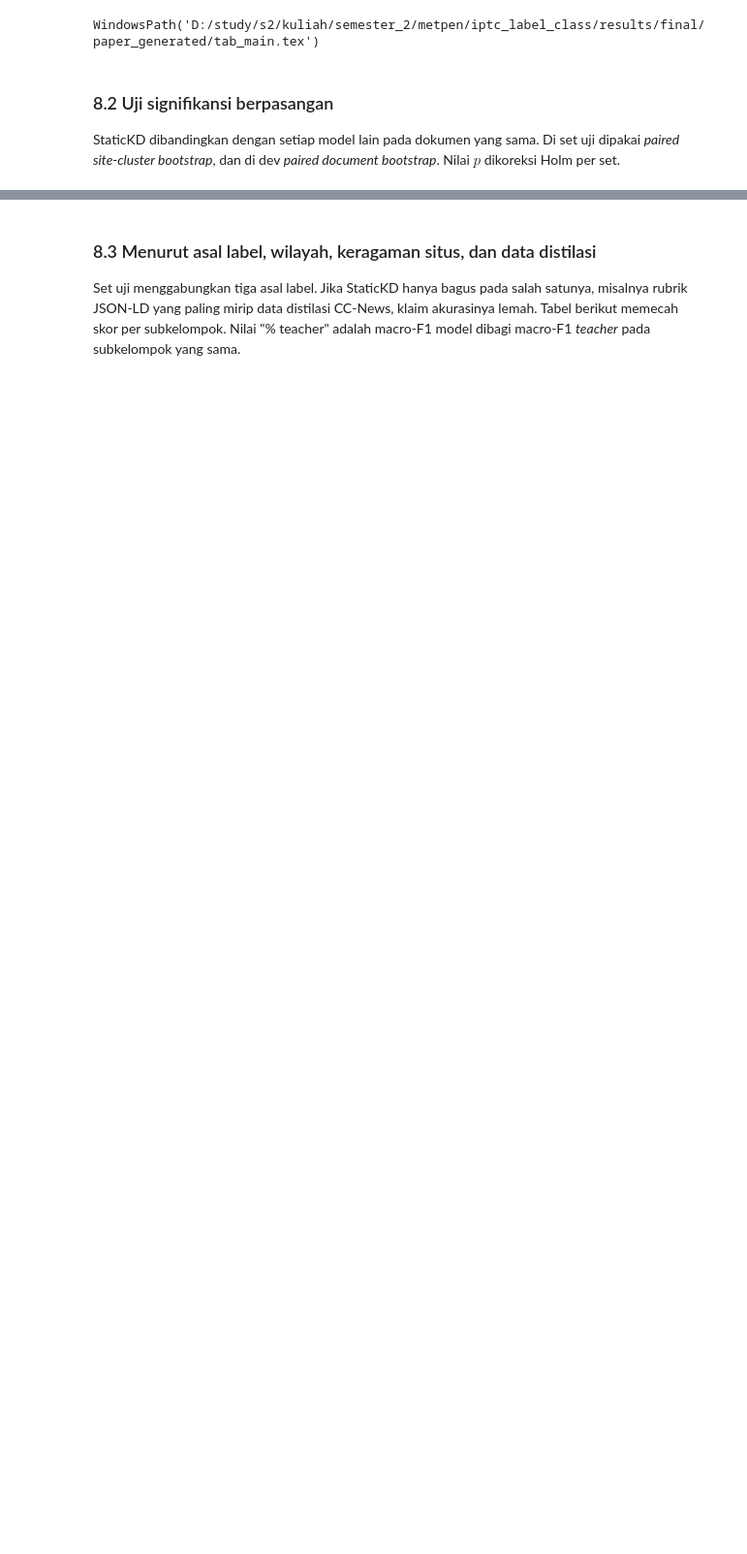
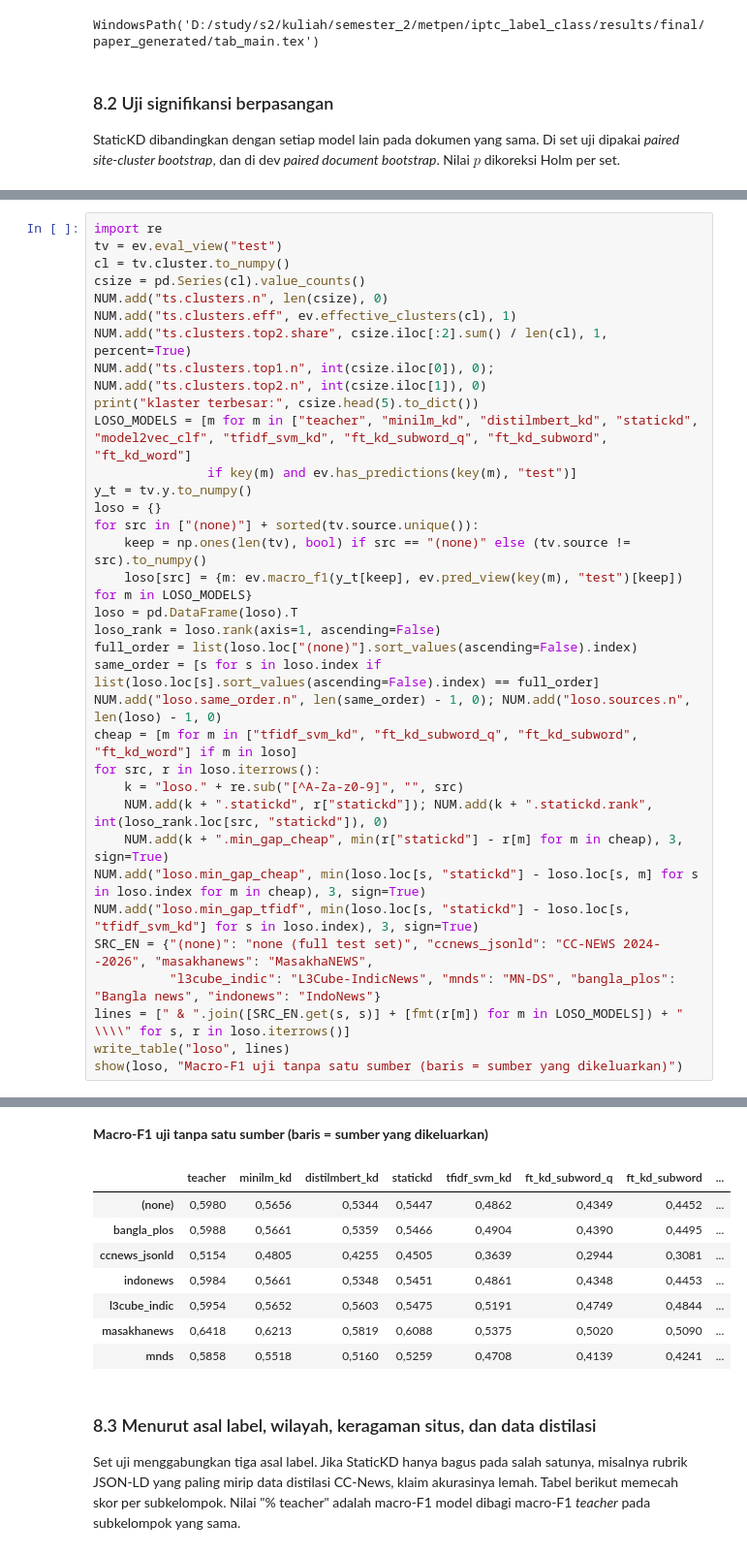
Before and after one commit to obikastanya/iptc_lightweight_label_detection, a Jupyter notebook: notebooks/StaticKD_IPTC_final.ipynb, the cells around one changed output, grey strips where cells are left out. Shown at 97% size. Saved outputs shown, nothing was run; the diff lists cells and outputs as text; blank space fills up the shorter version.

```diff
--- a/notebooks/StaticKD_IPTC_final.ipynb
+++ b/notebooks/StaticKD_IPTC_final.ipynb
@@ -1230,0 +1237,35 @@ show(sig.drop(columns=["f1_p", "p_mcnemar"]), "StaticKD vs model lain (Δ = Stat
+# %%
+import re
+tv = ev.eval_view("test")
+cl = tv.cluster.to_numpy()
+csize = pd.Series(cl).value_counts()
+NUM.add("ts.clusters.n", len(csize), 0)
+NUM.add("ts.clusters.eff", ev.effective_clusters(cl), 1)
+NUM.add("ts.clusters.top2.share", csize.iloc[:2].sum() / len(cl), 1, percent=True)
+NUM.add("ts.clusters.top1.n", int(csize.iloc[0]), 0); NUM.add("ts.clusters.top2.n", int(csize.iloc[1]), 0)
+print("klaster terbesar:", csize.head(5).to_dict())
+LOSO_MODELS = [m for m in ["teacher", "minilm_kd", "distilmbert_kd", "statickd", "model2vec_clf", "tfidf_svm_kd", "ft_kd_subword_q", "ft_kd_subword", "ft_kd_word"]
+               if key(m) and ev.has_predictions(key(m), "test")]
+y_t = tv.y.to_numpy()
+loso = {}
+for src in ["(none)"] + sorted(tv.source.unique()):
+    keep = np.ones(len(tv), bool) if src == "(none)" else (tv.source != src).to_numpy()
+    loso[src] = {m: ev.macro_f1(y_t[keep], ev.pred_view(key(m), "test")[keep]) for m in LOSO_MODELS}
+loso = pd.DataFrame(loso).T
+loso_rank = loso.rank(axis=1, ascending=False)
+full_order = list(loso.loc["(none)"].sort_values(ascending=False).index)
+same_order = [s for s in loso.index if list(loso.loc[s].sort_values(ascending=False).index) == full_order]
+NUM.add("loso.same_order.n", len(same_order) - 1, 0); NUM.add("loso.sources.n", len(loso) - 1, 0)
+cheap = [m for m in ["tfidf_svm_kd", "ft_kd_subword_q", "ft_kd_subword", "ft_kd_word"] if m in loso]
+for src, r in loso.iterrows():
+    k = "loso." + re.sub("[^A-Za-z0-9]", "", src)
+    NUM.add(k + ".statickd", r["statickd"]); NUM.add(k + ".statickd.rank", int(loso_rank.loc[src, "statickd"]), 0)
+    NUM.add(k + ".min_gap_cheap", min(r["statickd"] - r[m] for m in cheap), 3, sign=True)
+NUM.add("loso.min_gap_cheap", min(loso.loc[s, "statickd"] - loso.loc[s, m] for s in loso.index for m in cheap), 3, sign=True)
+NUM.add("loso.min_gap_tfidf", min(loso.loc[s, "statickd"] - loso.loc[s, "tfidf_svm_kd"] for s in loso.index), 3, sign=True)
+SRC_EN = {"(none)": "none (full test set)", "ccnews_jsonld": "CC-NEWS 2024--2026", "masakhanews": "MasakhaNEWS",
+          "l3cube_indic": "L3Cube-IndicNews", "mnds": "MN-DS", "bangla_plos": "Bangla news", "indonews": "IndoNews"}
+lines = [" & ".join([SRC_EN.get(s, s)] + [fmt(r[m]) for m in LOSO_MODELS]) + " \\\\" for s, r in loso.iterrows()]
+write_table("loso", lines)
+show(loso, "Macro-F1 uji tanpa satu sumber (baris = sumber yang dikeluarkan)")
+# %% [output]
@@ -1231,3 +1273,12 @@ show(sig.drop(columns=["f1_p", "p_mcnemar"]), "StaticKD vs model lain (Δ = Stat
+**Macro-F1 uji tanpa satu sumber (baris = sumber yang dikeluarkan)**
+|  | teacher | minilm_kd | distilmbert_kd | statickd | tfidf_svm_kd | ft_kd_subword_q | ft_kd_subword | ... |
+| (none) | 0,5980 | 0,5656 | 0,5344 | 0,5447 | 0,4862 | 0,4349 | 0,4452 | ... |
+| bangla_plos | 0,5988 | 0,5661 | 0,5359 | 0,5466 | 0,4904 | 0,4390 | 0,4495 | ... |
+| ccnews_jsonld | 0,5154 | 0,4805 | 0,4255 | 0,4505 | 0,3639 | 0,2944 | 0,3081 | ... |
+| indonews | 0,5984 | 0,5661 | 0,5348 | 0,5451 | 0,4861 | 0,4348 | 0,4453 | ... |
+| l3cube_indic | 0,5954 | 0,5652 | 0,5603 | 0,5475 | 0,5191 | 0,4749 | 0,4844 | ... |
+| masakhanews | 0,6418 | 0,6213 | 0,5819 | 0,6088 | 0,5375 | 0,5020 | 0,5090 | ... |
+| mnds | 0,5858 | 0,5518 | 0,5160 | 0,5259 | 0,4708 | 0,4139 | 0,4241 | ... |
 # %% [markdown]
 ### 8.3 Menurut asal label, wilayah, keragaman situs, dan data distilasi
 
```
Also changed, not shown: parts of 16 cells of this notebook, 9 other files.
